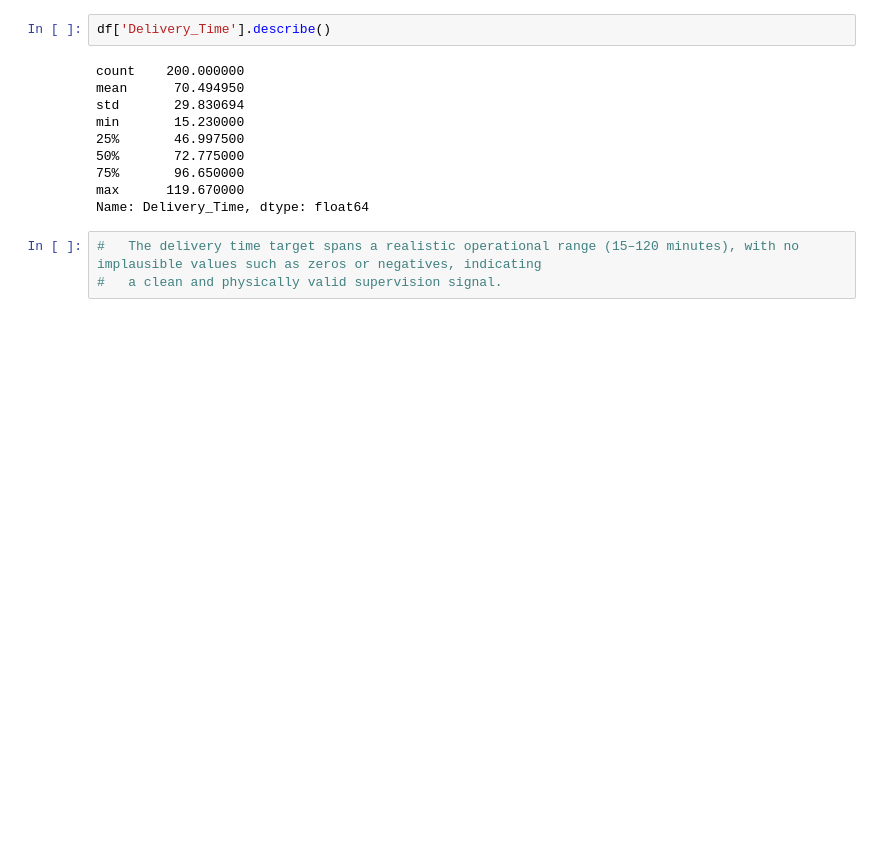
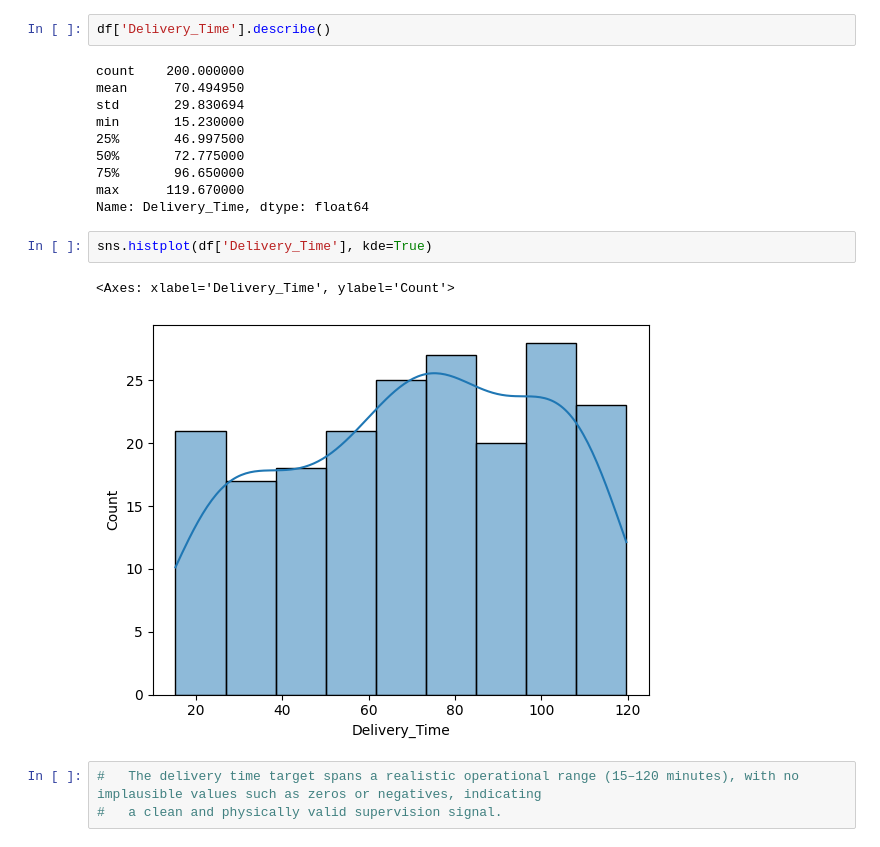
Before and after one commit to tamannaa-rath/food-delivery-regression, a Jupyter notebook: notebooks/01_EDA.ipynb, the cells around one changed output. Saved outputs shown, nothing was run; the diff lists cells and outputs as text; blank space fills up the shorter version.

```diff
--- a/notebooks/01_EDA.ipynb
+++ b/notebooks/01_EDA.ipynb
@@ -355,6 +355,11 @@ min       15.230000
 75%       96.650000
 max      119.670000
 Name: Delivery_Time, dtype: float64
+# %%
+sns.histplot(df['Delivery_Time'], kde=True)
+# %% [output]
+<Axes: xlabel='Delivery_Time', ylabel='Count'>
+[figure, added]
 # %%
 #   The delivery time target spans a realistic operational range (15–120 minutes), with no implausible values such as zeros or negatives, indicating
 #   a clean and physically valid supervision signal.
```
Also changed, not shown: 2 other files.
